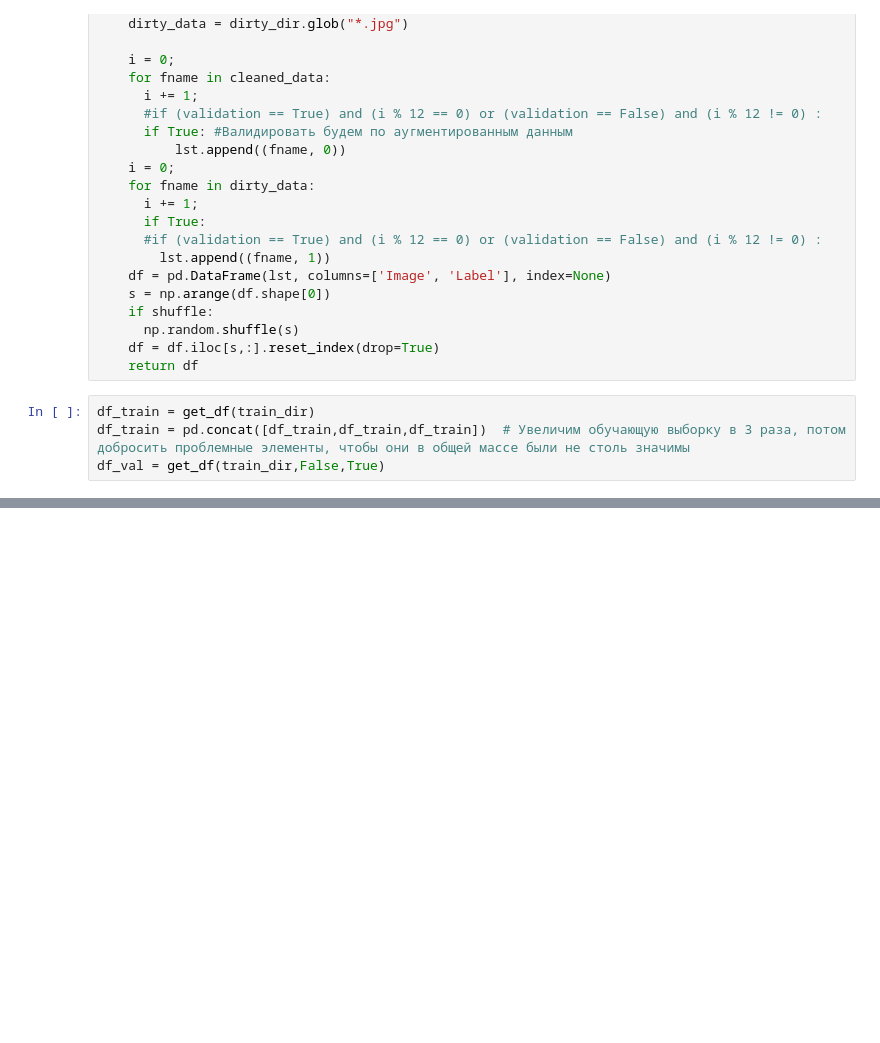
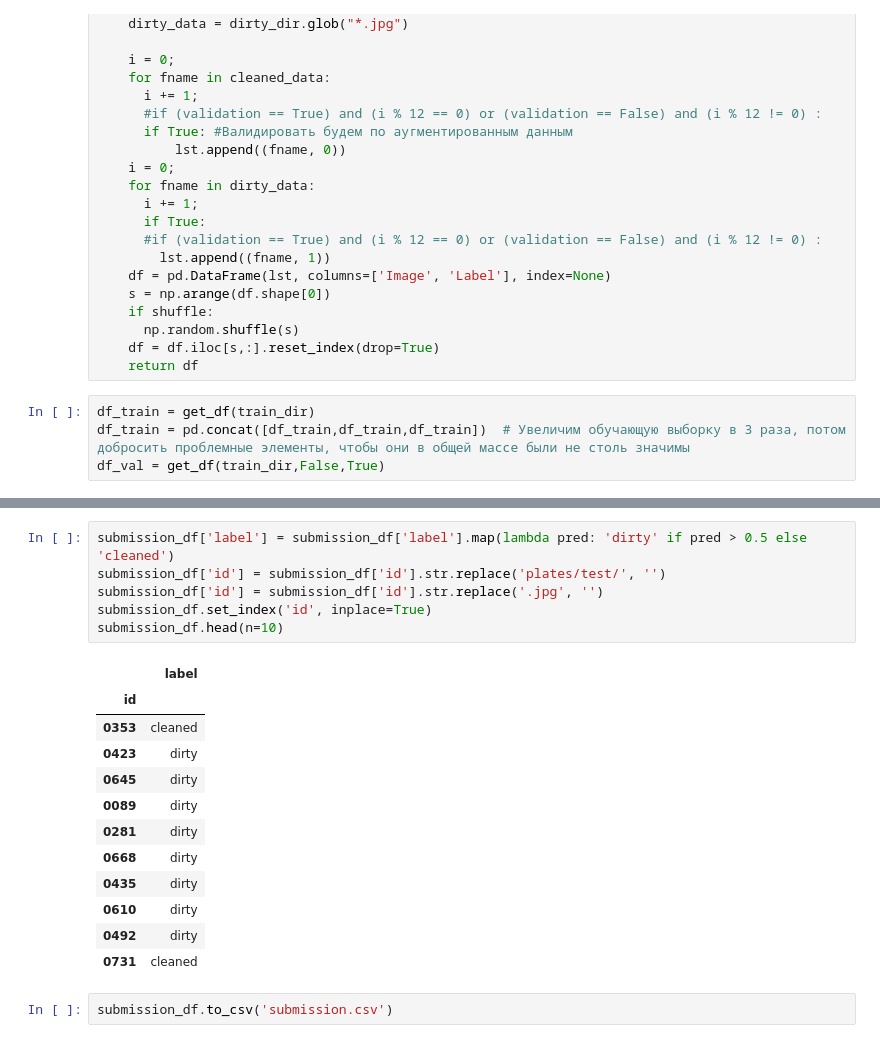
Before and after one commit to emakhankov/stepik_samsung_computer_vision, a Jupyter notebook: stepik_samsung_computer_vision_version_3.ipynb, the cells around one changed output, grey strips where cells are left out. Drawn from its saved outputs; the diff is of its cells as text; blank space fills up the shorter version.

```diff
--- a/stepik_samsung_computer_vision_version_3.ipynb
+++ b/stepik_samsung_computer_vision_version_3.ipynb
@@ -93,0 +558,21 @@ df_train = pd.concat([df_train,df])
+# %%
+submission_df['label'] = submission_df['label'].map(lambda pred: 'dirty' if pred > 0.5 else 'cleaned')
+submission_df['id'] = submission_df['id'].str.replace('plates/test/', '')
+submission_df['id'] = submission_df['id'].str.replace('.jpg', '')
+submission_df.set_index('id', inplace=True)
+submission_df.head(n=10)
+# %% [output]
+|  | label |
+| id |  |
+| 0353 | cleaned |
+| 0423 | dirty |
+| 0645 | dirty |
+| 0089 | dirty |
+| 0281 | dirty |
+| 0668 | dirty |
+| 0435 | dirty |
+| 0610 | dirty |
+| 0492 | dirty |
+| 0731 | cleaned |
+# %%
+submission_df.to_csv('submission.csv')
```
Also changed, not shown: parts of 31 cells of this notebook.
